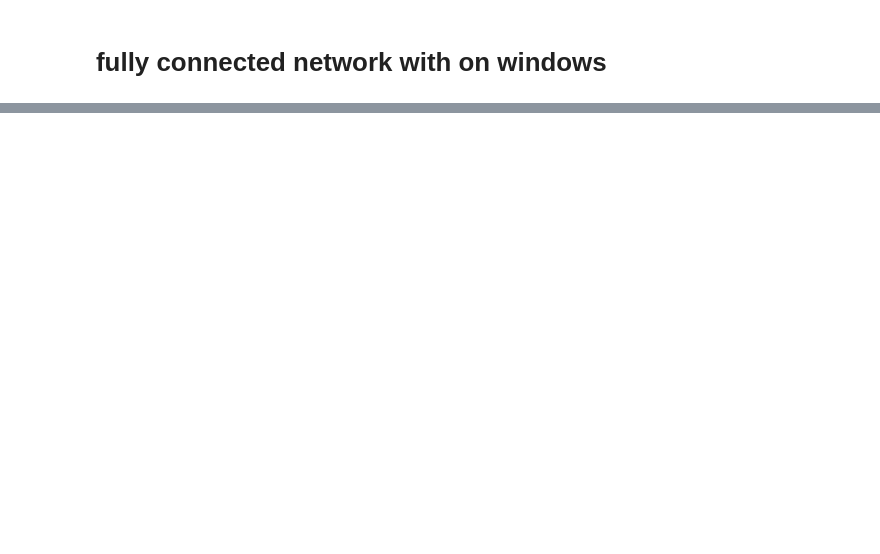
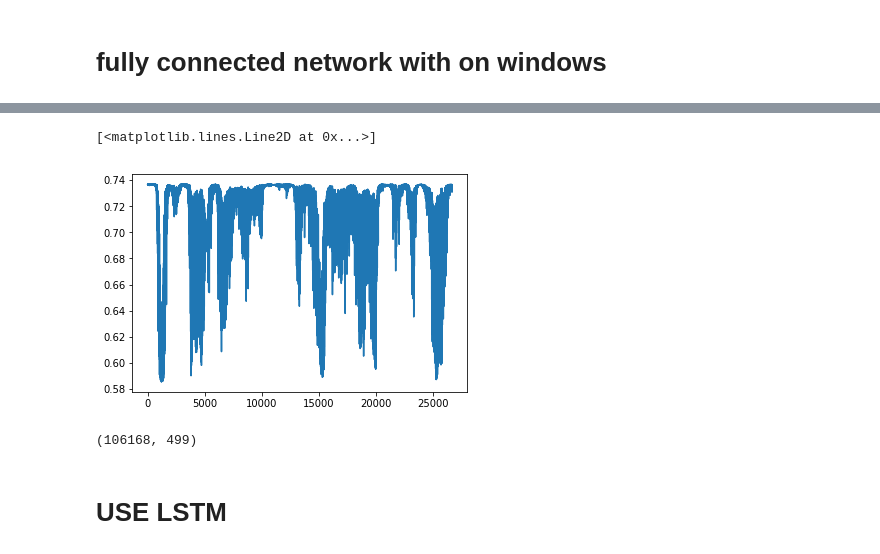
Before and after one commit to callinSwitzer/ImageVideoClassification, a Jupyter notebook: RNN_SoundClassification.ipynb, the cells around one changed output, grey strips where cells are left out. Drawn from its saved outputs; the diff is of its cells as text; code cells hidden in the pictures; blank space fills up the shorter version.

```diff
--- a/RNN_SoundClassification.ipynb
+++ b/RNN_SoundClassification.ipynb
@@ -253,0 +401,11 @@ pred = model.predict(X_test)
+# %%
+plt.plot(np.array(pred))
+# %% [output]
+[<matplotlib.lines.Line2D at 0x...>]
+[figure, added]
+# %%
+X_train.shape
+# %% [output]
+(106168, 499)
+# %% [markdown]
+# USE LSTM
```
Also changed, not shown: parts of 42 cells of this notebook, 1 other file.
